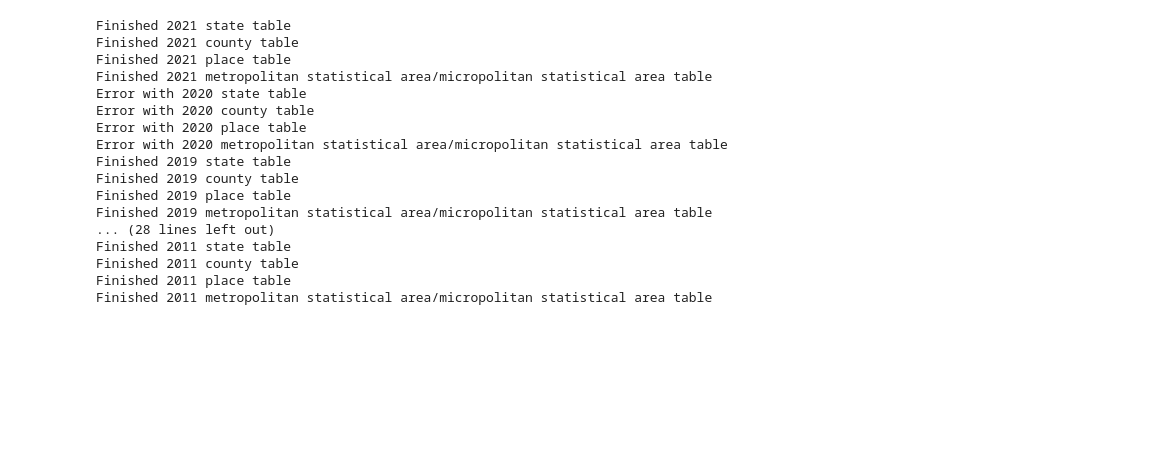
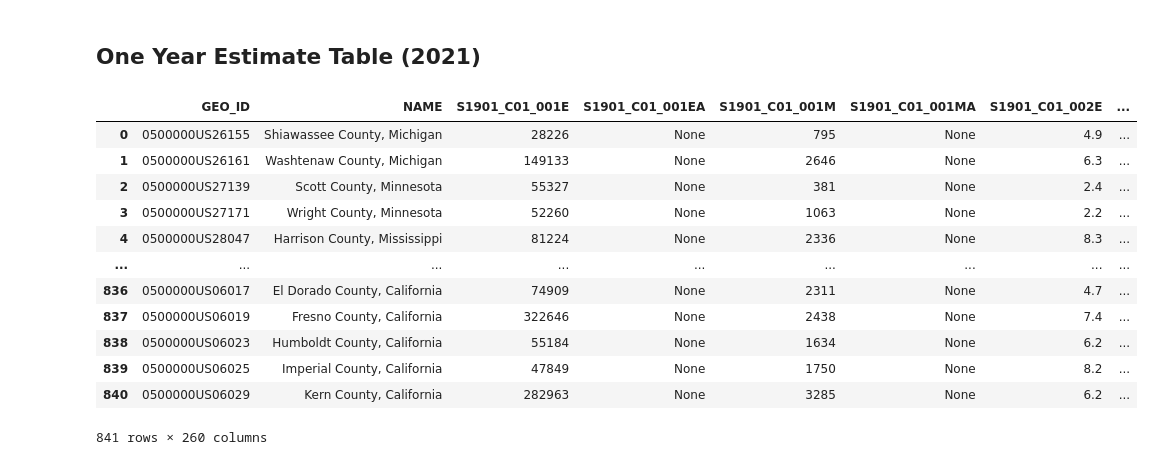
Before and after one commit to mhamzaerol/local-income-prediction-using-google-trends, a Jupyter notebook: census-data/census-data-collector.ipynb, the cells around one changed output. Drawn from its saved outputs; the diff is of its cells as text; code cells hidden in the pictures; blank space fills up the shorter version.

```diff
--- a/census-data/census-data-collector.ipynb
+++ b/census-data/census-data-collector.ipynb
@@ -32,34 +31,21 @@ def make_table(year, geo):
-# %%
-#make table for each year and geo level
-if not os.path.exists('data'):
-    os.makedirs('data')
-
-for year in years:
-    for geo in geo_hierarchy:
-        try:
-            table = make_table(year, geo)
-            # save as csv
-            table.to_csv(f'./data/{year}-{geo.replace("/","|")}.csv', index=False)
-            # inform user
-            print(f'Finished {year} {geo} table')
-        except:
-            print(f'Error with {year} {geo} table')
-            continue
-# %% [output]
-Finished 2021 state table
-Finished 2021 county table
-Finished 2021 place table
-Finished 2021 metropolitan statistical area/micropolitan statistical area table
-Error with 2020 state table
-Error with 2020 county table
-Error with 2020 place table
-Error with 2020 metropolitan statistical area/micropolitan statistical area table
-Finished 2019 state table
-Finished 2019 county table
-Finished 2019 place table
-Finished 2019 metropolitan statistical area/micropolitan statistical area table
-... (28 lines left out)
-Finished 2011 state table
-Finished 2011 county table
-Finished 2011 place table
-Finished 2011 metropolitan statistical area/micropolitan statistical area table
+# %% [markdown]
+## One Year Estimate Table (2021)
+# %%
+# retrieve one_year_estimate_table
+url = f'https://api.census.gov/data/{year}/acs/acs1/subject?get=group({one_year_estimate_table_name})&for={geo_hierarchy}:*'
+one_year_estimate_table = get_df_from(url)
+one_year_estimate_table
+# %% [output]
+|  | GEO_ID | NAME | S1901_C01_001E | S1901_C01_001EA | S1901_C01_001M | S1901_C01_001MA | S1901_C01_002E | ... |
+| 0 | 0500000US26155 | Shiawassee County, Michigan | 28226 | None | 795 | None | 4.9 | ... |
+| 1 | 0500000US26161 | Washtenaw County, Michigan | 149133 | None | 2646 | None | 6.3 | ... |
+| 2 | 0500000US27139 | Scott County, Minnesota | 55327 | None | 381 | None | 2.4 | ... |
+| 3 | 0500000US27171 | Wright County, Minnesota | 52260 | None | 1063 | None | 2.2 | ... |
+| 4 | 0500000US28047 | Harrison County, Mississippi | 81224 | None | 2336 | None | 8.3 | ... |
+| ... | ... | ... | ... | ... | ... | ... | ... | ... |
+| 836 | 0500000US06017 | El Dorado County, California | 74909 | None | 2311 | None | 4.7 | ... |
+| 837 | 0500000US06019 | Fresno County, California | 322646 | None | 2438 | None | 7.4 | ... |
+| 838 | 0500000US06023 | Humboldt County, California | 55184 | None | 1634 | None | 6.2 | ... |
+| 839 | 0500000US06025 | Imperial County, California | 47849 | None | 1750 | None | 8.2 | ... |
+| 840 | 0500000US06029 | Kern County, California | 282963 | None | 3285 | None | 6.2 | ... |
+841 rows × 260 columns
```
Also changed, not shown: parts of 18 cells of this notebook, 44 other files.
